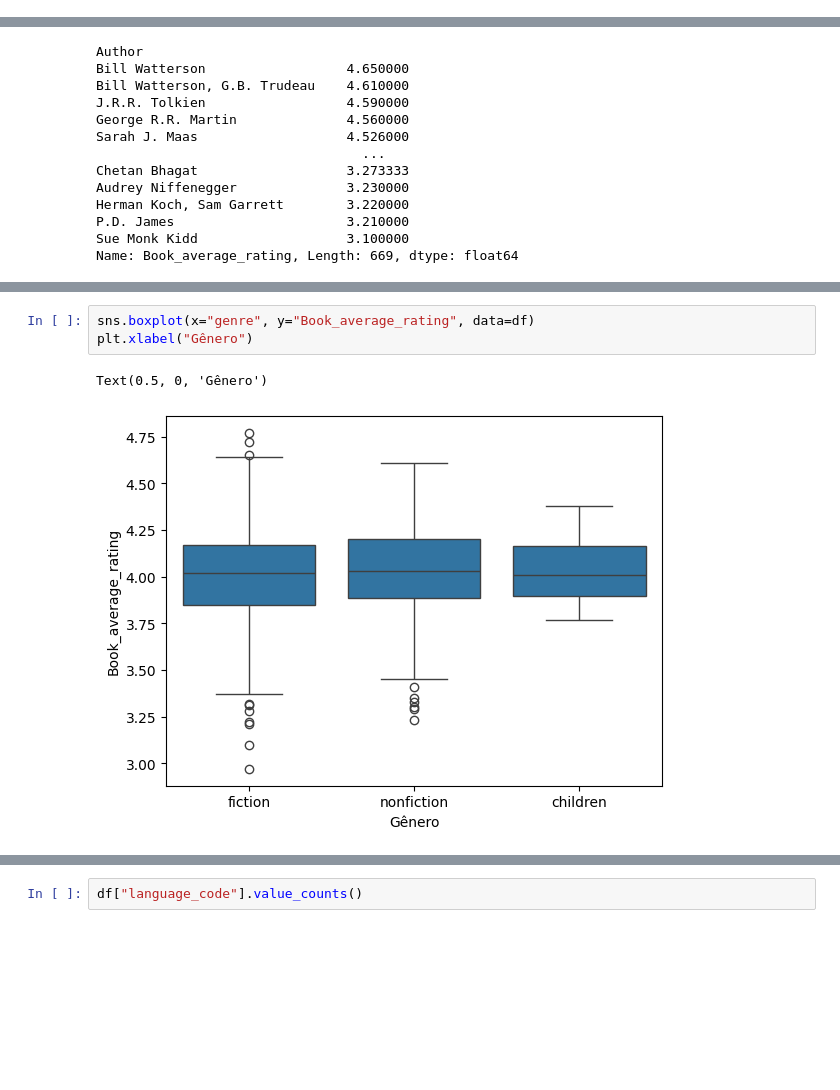
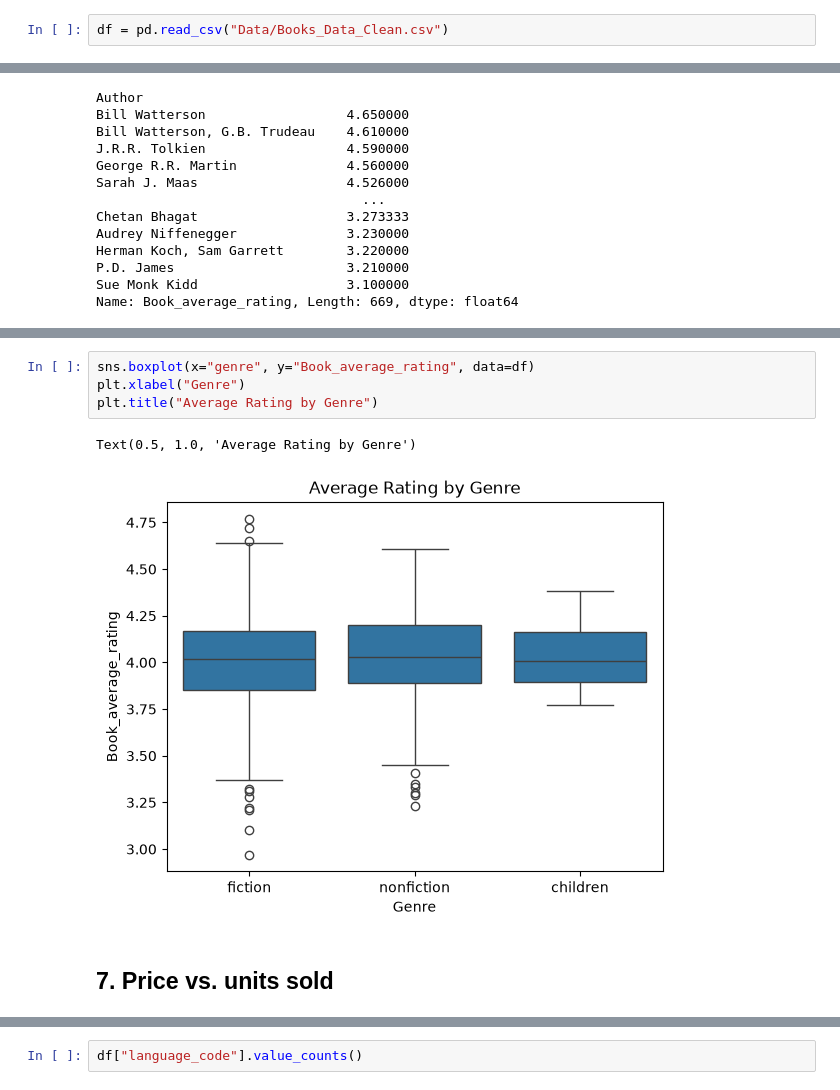
Before and after one commit to Laurentius96/Analysis_of_Book_Publication_Data, a Jupyter notebook: main.ipynb, the cells around one changed output, grey strips where cells are left out. Saved outputs shown, nothing was run; the diff lists cells and outputs as text; blank space fills up the shorter version.

```diff
--- a/main.ipynb
+++ b/main.ipynb
@@ -7,3 +15,5 @@ df = pd.read_csv("C:/Users/bianc/OneDrive/Documents/1-Estudos/2-DNC/1-Data Scien
+# %%
+df = pd.read_csv("Data/Books_Data_Clean.csv")
 # %%
 df
 # %% [output]
@@ -190,9 +215,12 @@ Text(0.5, 0, 'Gênero')
 # %%
 sns.boxplot(x="genre", y="Book_average_rating", data=df)
-plt.xlabel("Gênero")
+plt.xlabel("Genre")
+plt.title("Average Rating by Genre")
 # %% [output]
-Text(0.5, 0, 'Gênero')
+Text(0.5, 1.0, 'Average Rating by Genre')
-[figure, old version]
+[figure, new version]
+# %% [markdown]
+## 7. Price vs. units sold
 # %%
 plt.scatter(df["sale price"], df["units sold"])
 plt.xlabel("Sale Price")
```
Also changed, not shown: parts of 31 cells of this notebook, 1 other file.
